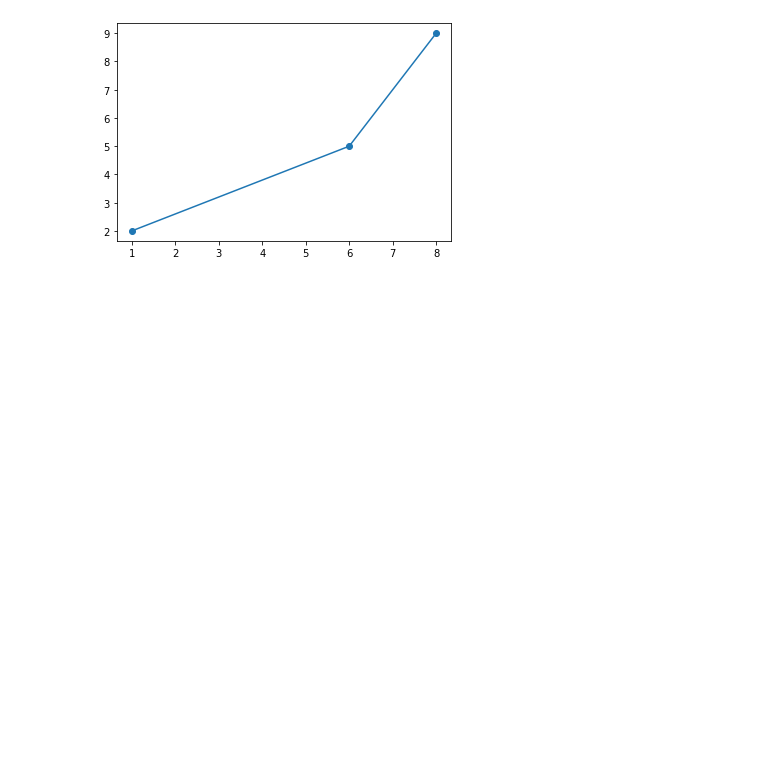
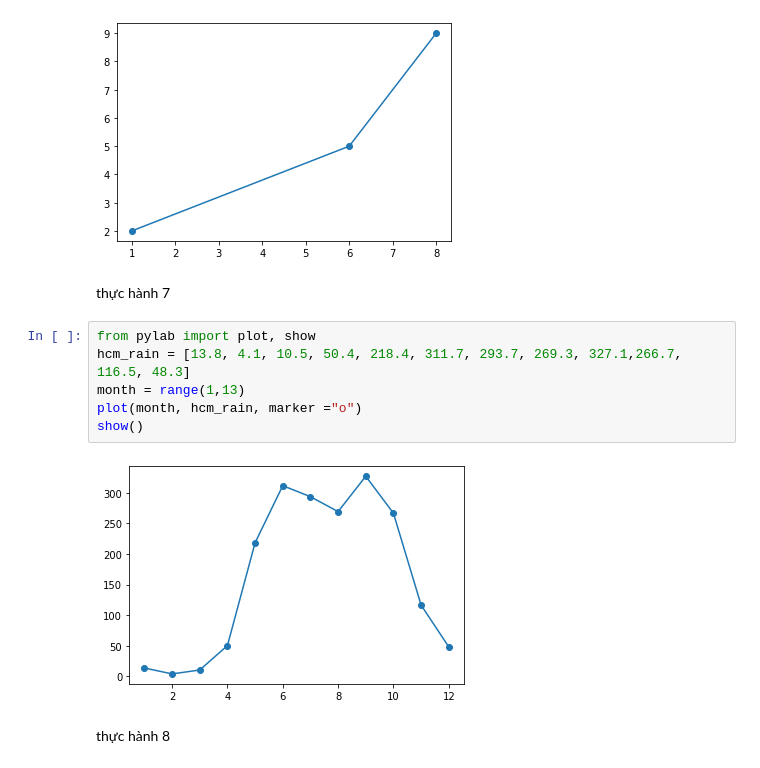
Before and after one commit to Nguyenhunggiabao/ThucHanhToanCC, a Jupyter notebook: Bai2.ipynb, the cells around one changed output. Saved outputs shown, nothing was run; the diff lists cells and outputs as text; blank space fills up the shorter version.

```diff
--- a/Bai2.ipynb
+++ b/Bai2.ipynb
@@ -80,3 +80,15 @@ plot(x_numbers,y_numbers,marker='o')
 # %% [output]
 [<matplotlib.lines.Line2D at 0x...>]
 [figure]
+# %% [markdown]
+thực hành 7
+# %%
+from pylab import plot, show
+hcm_rain = [13.8, 4.1, 10.5, 50.4, 218.4, 311.7, 293.7, 269.3, 327.1,266.7, 116.5, 48.3]
+month = range(1,13)
+plot(month, hcm_rain, marker ="o")
+show()
+# %% [output]
+[figure, added]
+# %% [markdown]
+thực hành 8
```
Also changed, not shown: parts of 10 cells of this notebook.
